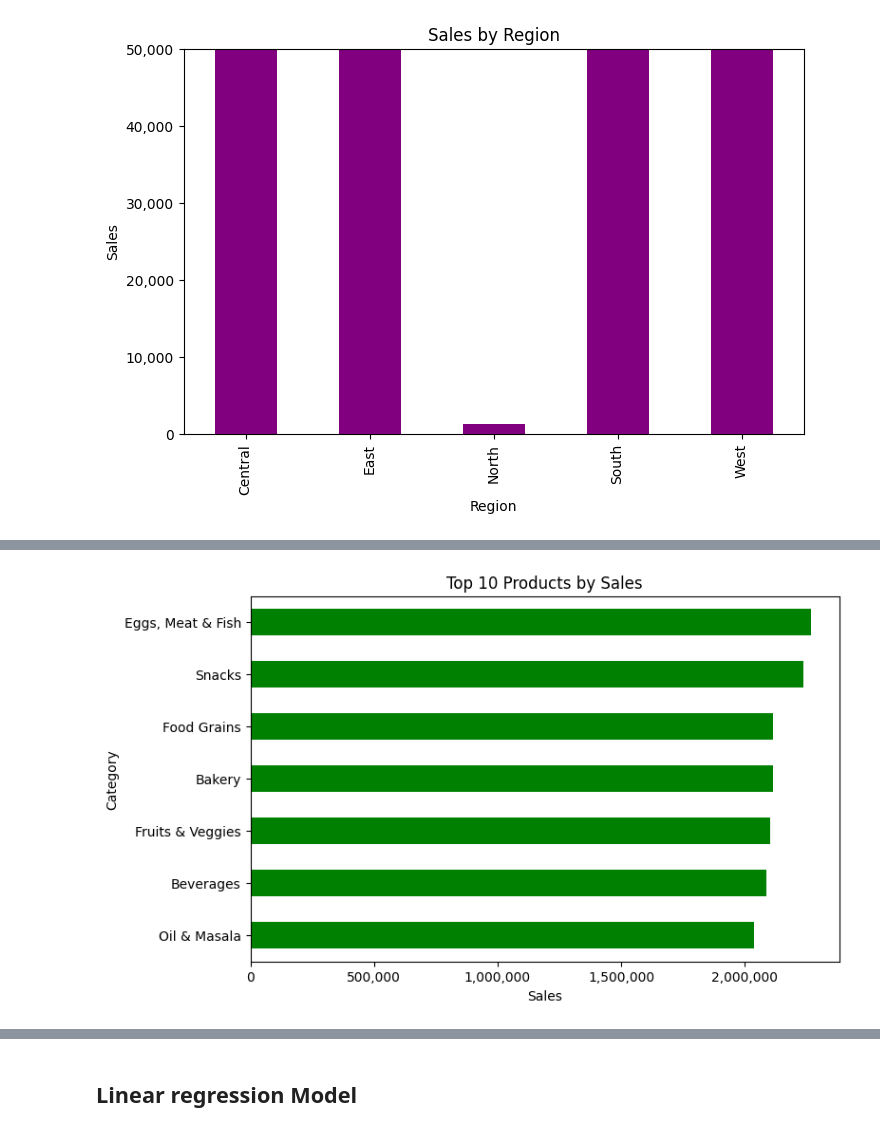
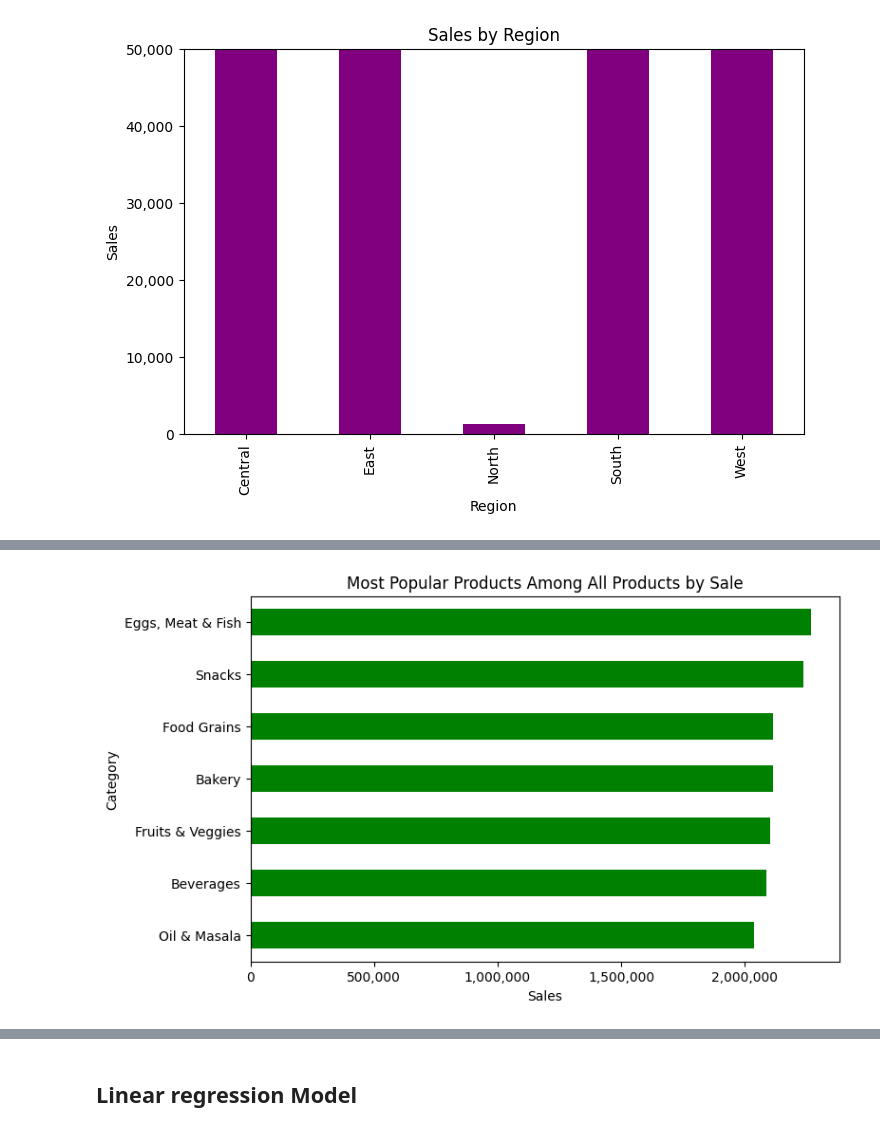
Before and after one commit to Feian-osa/Minor-Internship-project, a Jupyter notebook: newproject.ipynb, the cells around one changed output, grey strips where cells are left out. Saved outputs shown, nothing was run; the diff lists cells and outputs as text; code cells hidden in the pictures.

```diff
--- a/newproject.ipynb
+++ b/newproject.ipynb
@@ -281,11 +352,12 @@ Index(['Order ID', 'Customer Name', 'Category', 'Sub Category', 'City',
       dtype='object')
 # %%
-top_products = data.groupby('Category')['Sales'].sum().sort_values(ascending=False).head(10)
-top_products.plot(kind='barh', figsize=(8,5), color='green', title='Top 10 Products by Sales')
+top_products = data.groupby('Category')['Sales'].sum().sort_values(ascending=False)
+top_products.plot(kind='barh', figsize=(8,5), color='green', title='Most Popular Products Among All Products by Sale')
 plt.ticklabel_format(style='plain', axis='x')
 plt.gca().xaxis.set_major_formatter(plt.FuncFormatter( lambda x, p: f'{int(x):,}'))
 plt.xlabel('Sales')
 plt.gca().invert_yaxis()
+
 plt.show()
 # %% [output]
-[figure, old version]
+[figure, new version]
```
Also changed, not shown: parts of 16 cells of this notebook, 3 other files.
